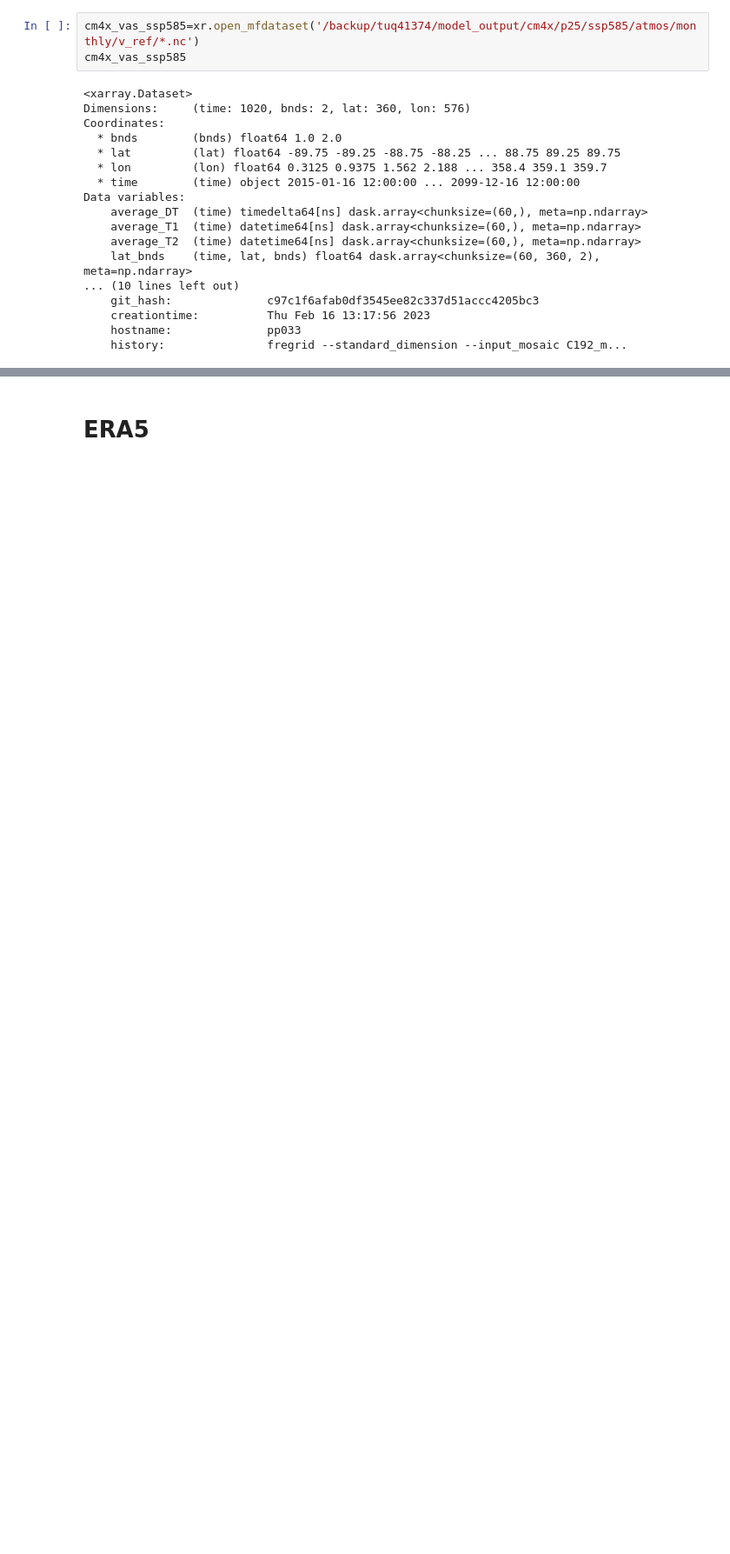
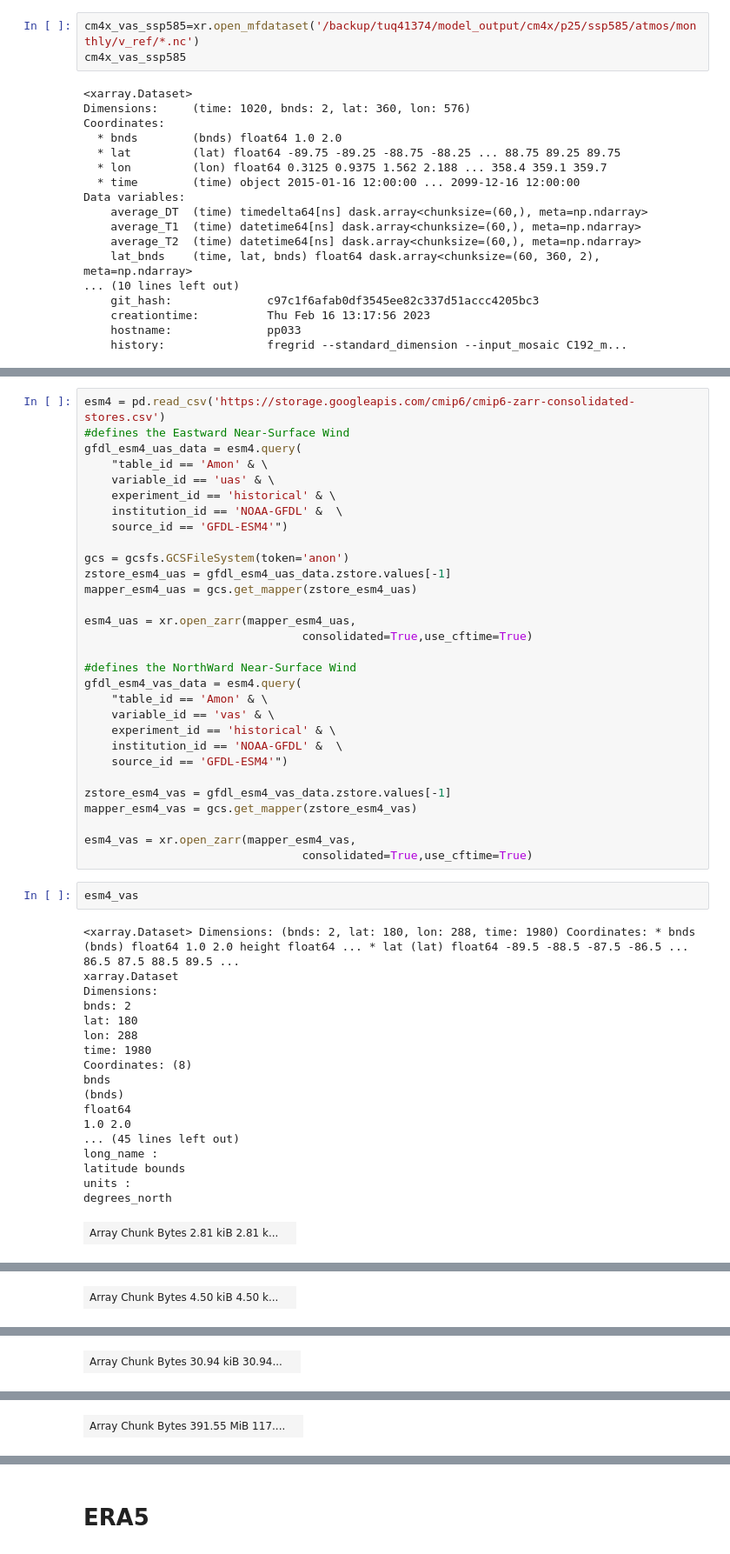
Before and after one commit to gewoolslayer/testing_katabatic_winds, a Jupyter notebook: mega_bar_plot.ipynb, the cells around one changed output, grey strips where cells are left out. Shown at 87% size. Saved outputs shown, nothing was run; the diff lists cells and outputs as text; blank space fills up the shorter version.

```diff
--- a/mega_bar_plot.ipynb
+++ b/mega_bar_plot.ipynb
@@ -387,0 +627,51 @@ Data variables:
+# %%
+esm4 = pd.read_csv('https://storage.googleapis.com/cmip6/cmip6-zarr-consolidated-stores.csv')
+#defines the Eastward Near-Surface Wind
+gfdl_esm4_uas_data = esm4.query(
+    "table_id == 'Amon' & \
+    variable_id == 'uas' & \
+    experiment_id == 'historical' & \
+    institution_id == 'NOAA-GFDL' &  \
+    source_id == 'GFDL-ESM4'")
+
+gcs = gcsfs.GCSFileSystem(token='anon')
+zstore_esm4_uas = gfdl_esm4_uas_data.zstore.values[-1]
+mapper_esm4_uas = gcs.get_mapper(zstore_esm4_uas)
+
+esm4_uas = xr.open_zarr(mapper_esm4_uas,
+                                consolidated=True,use_cftime=True)
+
+#defines the NorthWard Near-Surface Wind
+gfdl_esm4_vas_data = esm4.query(
+    "table_id == 'Amon' & \
+    variable_id == 'vas' & \
+    experiment_id == 'historical' & \
+    institution_id == 'NOAA-GFDL' &  \
+    source_id == 'GFDL-ESM4'")
+
+zstore_esm4_vas = gfdl_esm4_vas_data.zstore.values[-1]
+mapper_esm4_vas = gcs.get_mapper(zstore_esm4_vas)
+
+esm4_vas = xr.open_zarr(mapper_esm4_vas,
+                                consolidated=True,use_cftime=True)
+# %%
+esm4_vas
+# %% [output]
+<xarray.Dataset> Dimensions: (bnds: 2, lat: 180, lon: 288, time: 1980) Coordinates: * bnds (bnds) float64 1.0 2.0 height float64 ... * lat (lat) float64 -89.5 -88.5 -87.5 -86.5 ... 86.5 87.5 88.5 89.5 ...
+xarray.Dataset
+Dimensions:
+bnds: 2
+lat: 180
+lon: 288
+time: 1980
+Coordinates: (8)
+bnds
+(bnds)
+float64
+1.0 2.0
+... (45 lines left out)
+long_name :
+latitude bounds
+units :
+degrees_north
+| Array Chunk Bytes 2.81 kiB 2.81 k... |  |
@@ -387,0 +695 @@ Data variables:
+| Array Chunk Bytes 4.50 kiB 4.50 k... |  |
@@ -387,0 +713 @@ Data variables:
+| Array Chunk Bytes 30.94 kiB 30.94... |  |
@@ -387,0 +733 @@ Data variables:
+| Array Chunk Bytes 391.55 MiB 117.... |  |
```
Also changed, not shown: parts of 100 cells of this notebook.
